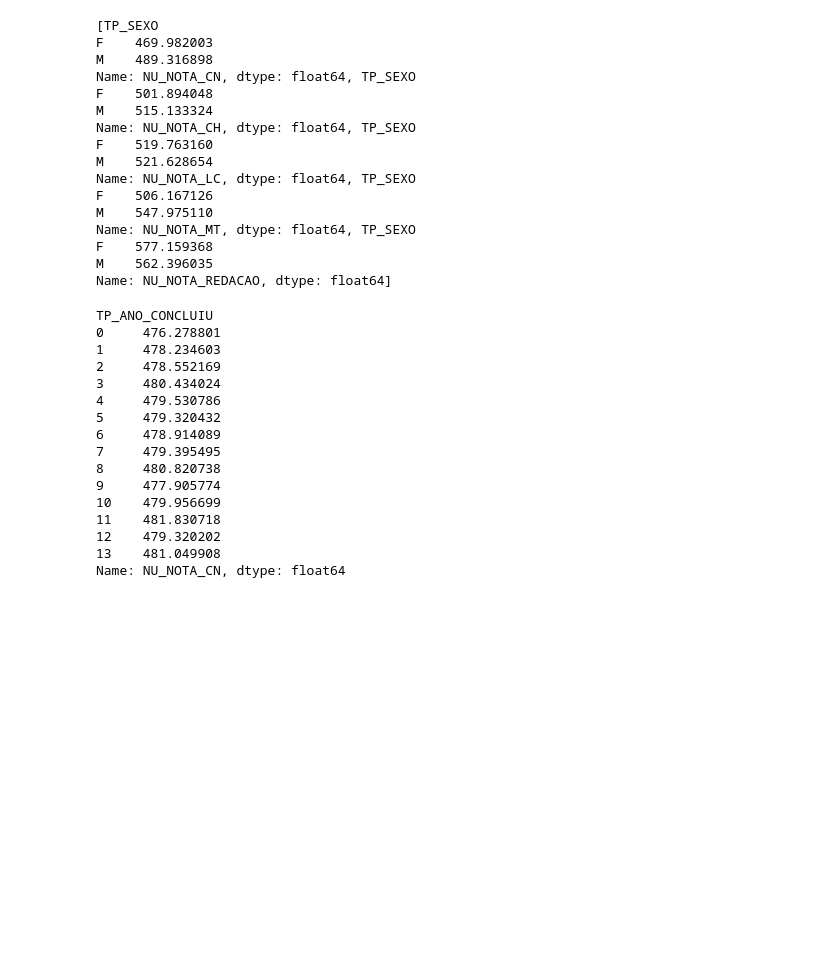
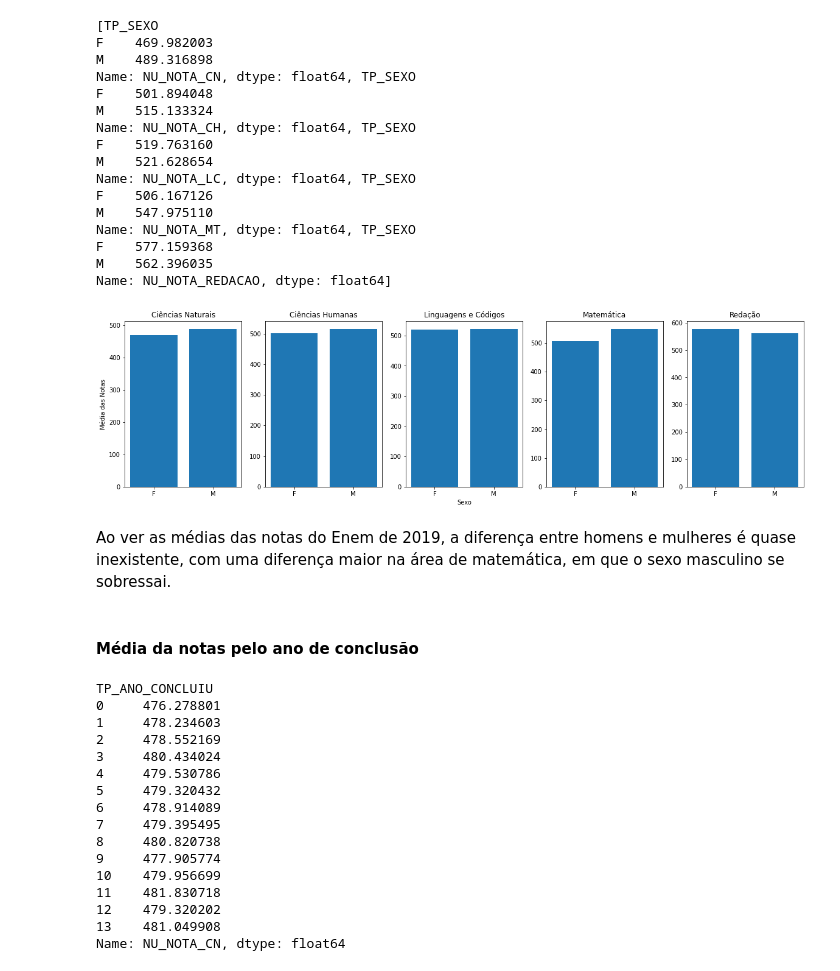
Before and after one commit to Bissiatti/Analise_dados_ENEM, a Jupyter notebook: Intro_Crisp_DM.ipynb, the cells around one changed output. Drawn from its saved outputs; the diff is of its cells as text; code cells hidden in the pictures; blank space fills up the shorter version.

```diff
--- a/Intro_Crisp_DM.ipynb
+++ b/Intro_Crisp_DM.ipynb
@@ -827,6 +866,30 @@ Name: NU_NOTA_MT, dtype: float64, TP_SEXO
 F    577.159368
 M    562.396035
 Name: NU_NOTA_REDACAO, dtype: float64]
+# %%
+xlabel = ['F','M']
+title = ['Ciências Naturais','Ciências Humanas','Linguagens e Códigos','Matemática','Redação']
+y = list()
+
+fig, x = plt.subplots(nrows=1, ncols=5, figsize=(20,5))
+
+for i in range(5):
+    y = list()
+    for j in range(2):
+        y.append(sexo[i][j])
+    x[i].bar(xlabel,y)
+    x[i].set_title(title[i])
+
+
+x[2].set_xlabel("Sexo")
+x[0].set_ylabel("Média das Notas")
+plt.show()
+# %% [output]
+[figure, added]
+# %% [markdown]
+Ao ver as médias das notas do Enem de 2019, a diferença entre homens e mulheres é quase inexistente, com uma diferença maior na área de matemática, em que o sexo masculino se sobressai.
+# %% [markdown]
+#### Média da notas pelo ano de conclusão
 # %%
 conclusion = [
     df.groupby('TP_ANO_CONCLUIU').NU_NOTA_CN.mean().compute(),
```
Also changed, not shown: parts of 31 cells of this notebook.
